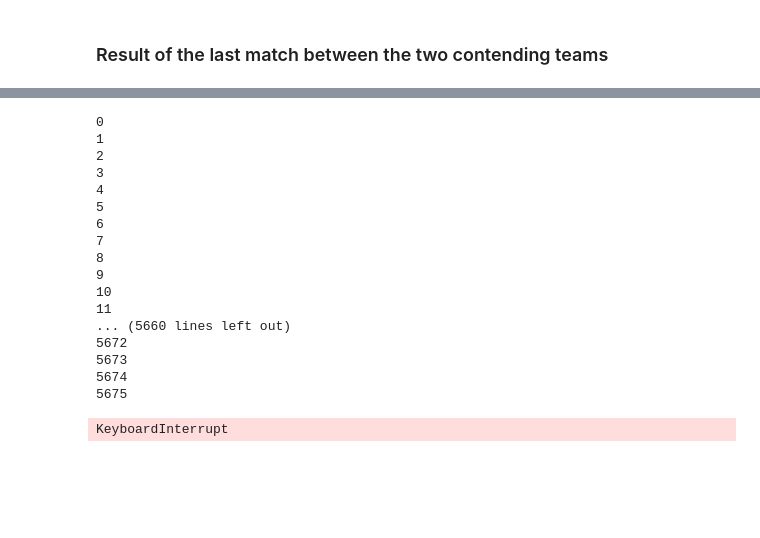
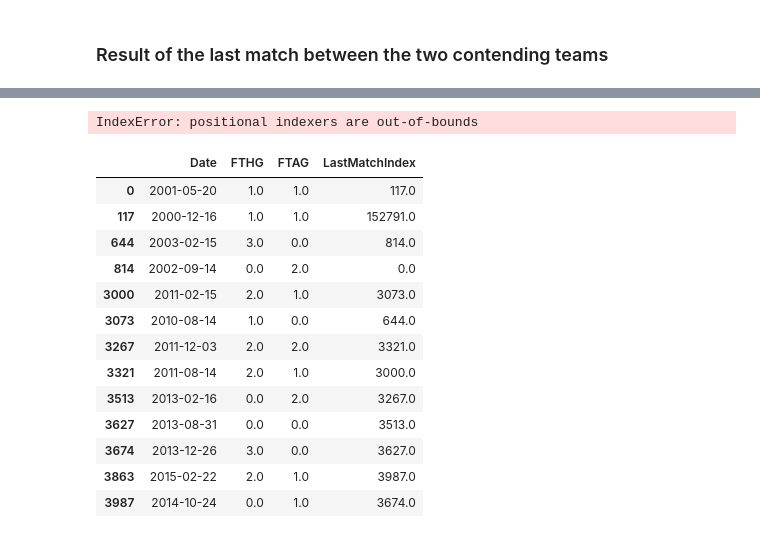
Before and after one commit to balooooooooo/machine-learning-2-coursework, a Jupyter notebook: preprocessing.ipynb, the cells around one changed output, grey strips where cells are left out. Saved outputs shown, nothing was run; the diff lists cells and outputs as text; code cells hidden in the pictures; blank space fills up the shorter version.

```diff
--- a/preprocessing.ipynb
+++ b/preprocessing.ipynb
@@ -534,0 +539,6 @@ def get_last_match_results(home, away, index):
+# %%
+df["LastMatchIndex"] = df.sort_values(['MatchTeams','Date'],ascending=True).groupby('MatchTeams').shift()["Index"]
+df.loc[ np.isnan(df["LastMatchIndex"]), "LastMatchIndex"] = len(df.index)-1
+
+df.loc[len(df.index)] = [np.nan for _ in range(df.shape[1])]
+df.loc[len(df.index)-1]
@@ -534,0 +558,22 @@ def get_last_match_results(home, away, index):
+# %%
+arr = df["LastMatchIndex"]
+df.iloc[arr]
+# %% [output]
+IndexError: positional indexers are out-of-bounds
+# %%
+df[df["MatchTeams"] == "Lierse_Mechelen"][["Date","FTHG", "FTAG", "LastMatchIndex"]]
+# %% [output]
+|  | Date | FTHG | FTAG | LastMatchIndex |
+| 0 | 2001-05-20 | 1.0 | 1.0 | 117.0 |
+| 117 | 2000-12-16 | 1.0 | 1.0 | 152791.0 |
+| 644 | 2003-02-15 | 3.0 | 0.0 | 814.0 |
+| 814 | 2002-09-14 | 0.0 | 2.0 | 0.0 |
+| 3000 | 2011-02-15 | 2.0 | 1.0 | 3073.0 |
+| 3073 | 2010-08-14 | 1.0 | 0.0 | 644.0 |
+| 3267 | 2011-12-03 | 2.0 | 2.0 | 3321.0 |
+| 3321 | 2011-08-14 | 2.0 | 1.0 | 3000.0 |
+| 3513 | 2013-02-16 | 0.0 | 2.0 | 3267.0 |
+| 3627 | 2013-08-31 | 0.0 | 0.0 | 3513.0 |
+| 3674 | 2013-12-26 | 3.0 | 0.0 | 3627.0 |
+| 3863 | 2015-02-22 | 2.0 | 1.0 | 3987.0 |
+| 3987 | 2014-10-24 | 0.0 | 1.0 | 3674.0 |
@@ -535,36 +586,18 @@ def get_last_match_results(home, away, index):
 # %%
 # Three columns - LMHW (Last Match Home Win), LMAW(Last Match Away Win), LMD (Last Match Draw)
-pd.options.mode.chained_assignment = None  # default='warn'
-
-df.sort_values(by="Date", inplace=True,ascending=True)
-
-df_reversed = df.sort_values(by="Date", ascending=False)
-for i in range(len(df)):
-    get_last_match_results(df.iloc[i]["HomeTeam"],df.iloc[i]["AwayTeam"], i)
-    print(i)
-df["LastMatchDraw"]
-
-# tmp = df[df.duplicated(["AwayTeam", "HomeTeam"], keep=False)].sort_values("Date")
-# results =
-
-# df[["HomeTeam", "AwayTeam"]]
-# df.iloc()[1]["Date"] > df.iloc()[1111]["Date"]
+# pd.options.mode.chained_assignment = None  # default='warn'
+#
+# df.sort_values(by="Date", inplace=True,ascending=True)
+#
+# df_reversed = df.sort_values(by="Date", ascending=False)
+# for i in range(len(df)):
+#     get_last_match_results(df.iloc[i]["HomeTeam"],df.iloc[i]["AwayTeam"], i)
+#     print(i)
+# df["LastMatchDraw"]
+#
+# # tmp = df[df.duplicated(["AwayTeam", "HomeTeam"], keep=False)].sort_values("Date")
+# # results =
+#
+# # df[["HomeTeam", "AwayTeam"]]
+# # df.iloc()[1]["Date"] > df.iloc()[1111]["Date"]
+#
-# %% [output]
-0
-1
-2
-3
-4
-5
-6
-7
-8
-9
-10
-11
-... (5660 lines left out)
-5672
-5673
-5674
-5675
-KeyboardInterrupt
```
Also changed, not shown: parts of 7 cells of this notebook.
